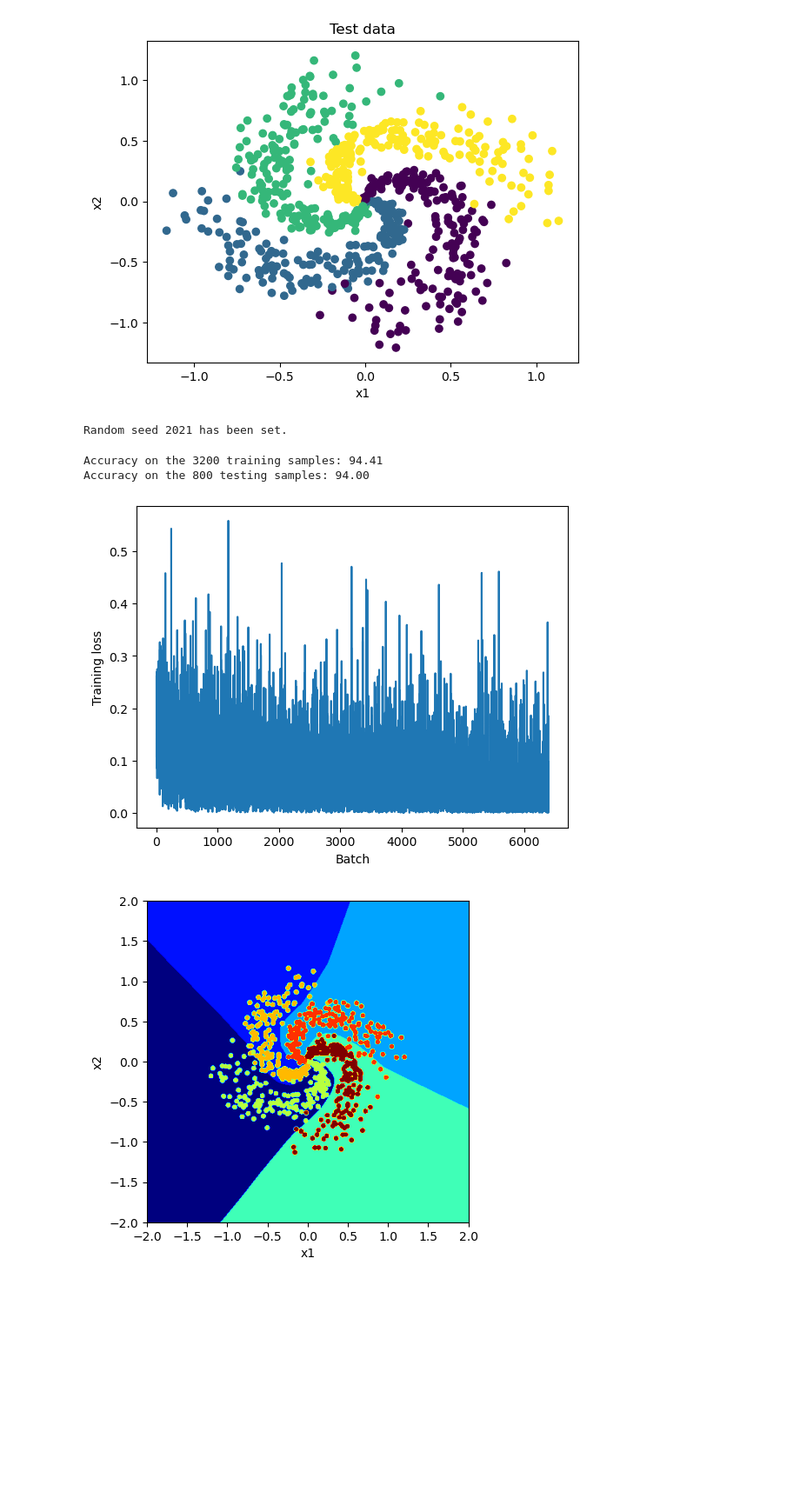
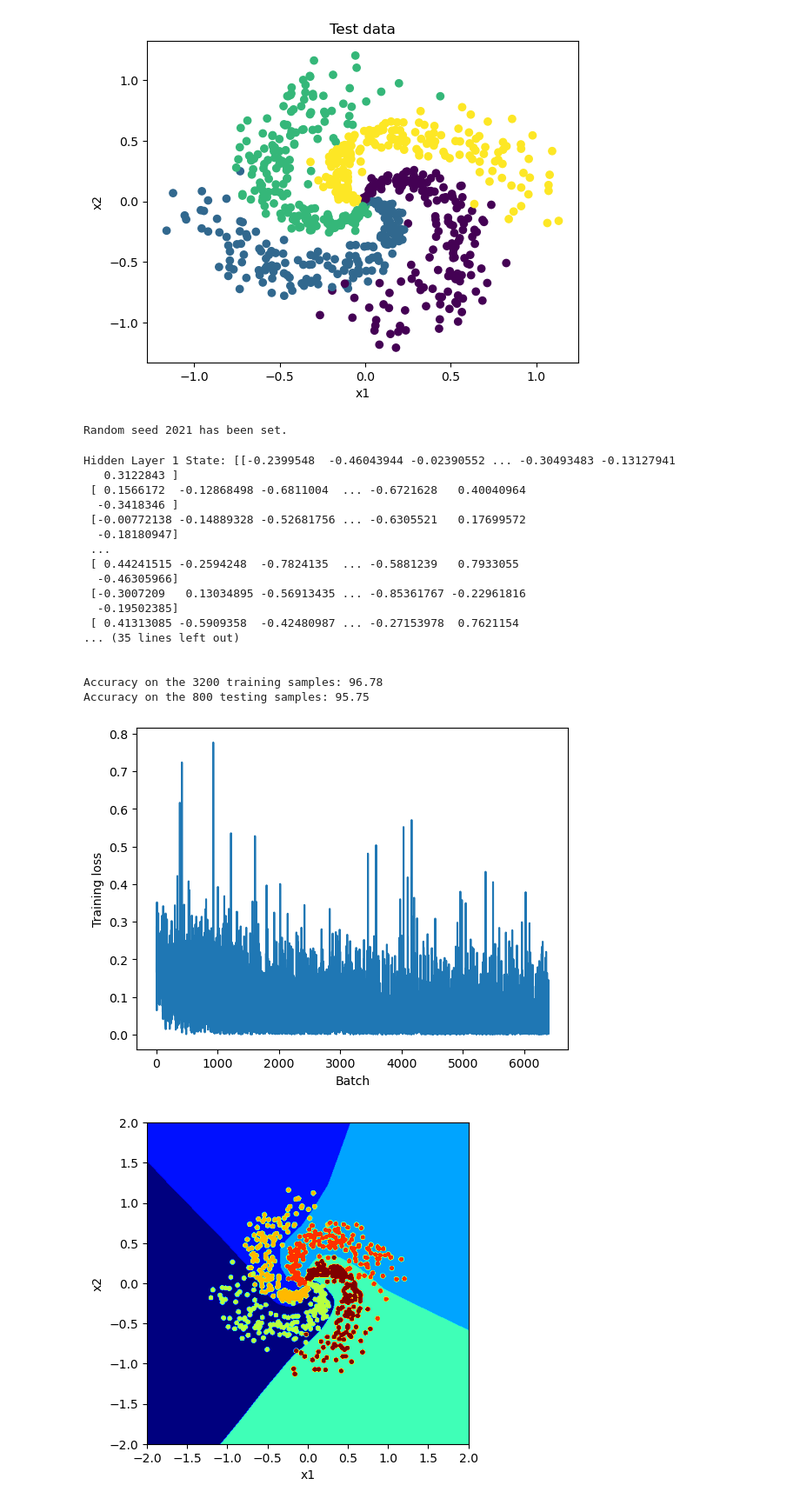
Before and after one commit to Milstein-Lab/Summer2024, a Jupyter notebook: spiral-neuralnet(1).ipynb, the cells around one changed output. Shown at 87% size. Saved outputs shown, nothing was run; the diff lists cells and outputs as text; code cells hidden in the pictures; blank space fills up the shorter version.

Commit message:
display hidden layers states and outputs

```diff
--- a/spiral-neuralnet(1).ipynb
+++ b/spiral-neuralnet(1).ipynb
@@ -378,7 +428,7 @@ g_seed.manual_seed(SEED)
 
 batch_size = 1
 test_data = TensorDataset(X_test, y_test)
-test_loader = DataLoader(test_data, batch_size=batch_size,
+test_loader = DataLoader(test_data, batch_size=len(test_data),
                          shuffle=False, num_workers=0,
                          worker_init_fn=seed_worker,
                          generator=g_seed)
@@ -414,21 +464,36 @@ plt.plot(learning_rates, loss_history)
 #                                  training_plot=True, device=DEVICE)
 # %%
 set_seed(SEED)
-net = Net('ReLU()', X_train.shape[1], [128, 32], K).to(DEVICE)
+net = Net(nn.ReLU, X_train.shape[1], [128, 32], K).to(DEVICE)
 # criterion = nn.CrossEntropyLoss()
 criterion = "MSELoss"
 # optimizer = optim.Adam(net.parameters(), lr=1e-3)
 optimizer = optim.SGD(net.parameters(), lr=0.09)
 num_epochs = 2
 
 _, _ = train_test_classification(net, criterion, optimizer, train_loader,
                                  test_loader, num_epochs=num_epochs,
                                  training_plot=True, device=DEVICE)
 # %% [output]
 Random seed 2021 has been set.
-Accuracy on the 3200 training samples: 94.41
-Accuracy on the 800 testing samples: 94.00
+Hidden Layer 1 State: [[-0.2399548  -0.46043944 -0.02390552 ... -0.30493483 -0.13127941
+   0.3122843 ]
+ [ 0.1566172  -0.12868498 -0.6811004  ... -0.6721628   0.40040964
+  -0.3418346 ]
+ [-0.00772138 -0.14889328 -0.52681756 ... -0.6305521   0.17699572
+  -0.18180947]
+ ...
+ [ 0.44241515 -0.2594248  -0.7824135  ... -0.5881239   0.7933055
+  -0.46305966]
+ [-0.3007209   0.13034895 -0.56913435 ... -0.85361767 -0.22961816
+  -0.19502385]
+ [ 0.41313085 -0.5909358  -0.42480987 ... -0.27153978  0.7621154
+... (35 lines left out)
+
+
+Accuracy on the 3200 training samples: 96.78
+Accuracy on the 800 testing samples: 95.75
-[figure, old version]
+[figure, new version]
 # %%
 def sample_grid(M=500, x_max=2.0):
   """
```
Also changed, not shown: parts of 1 cell of this notebook.
